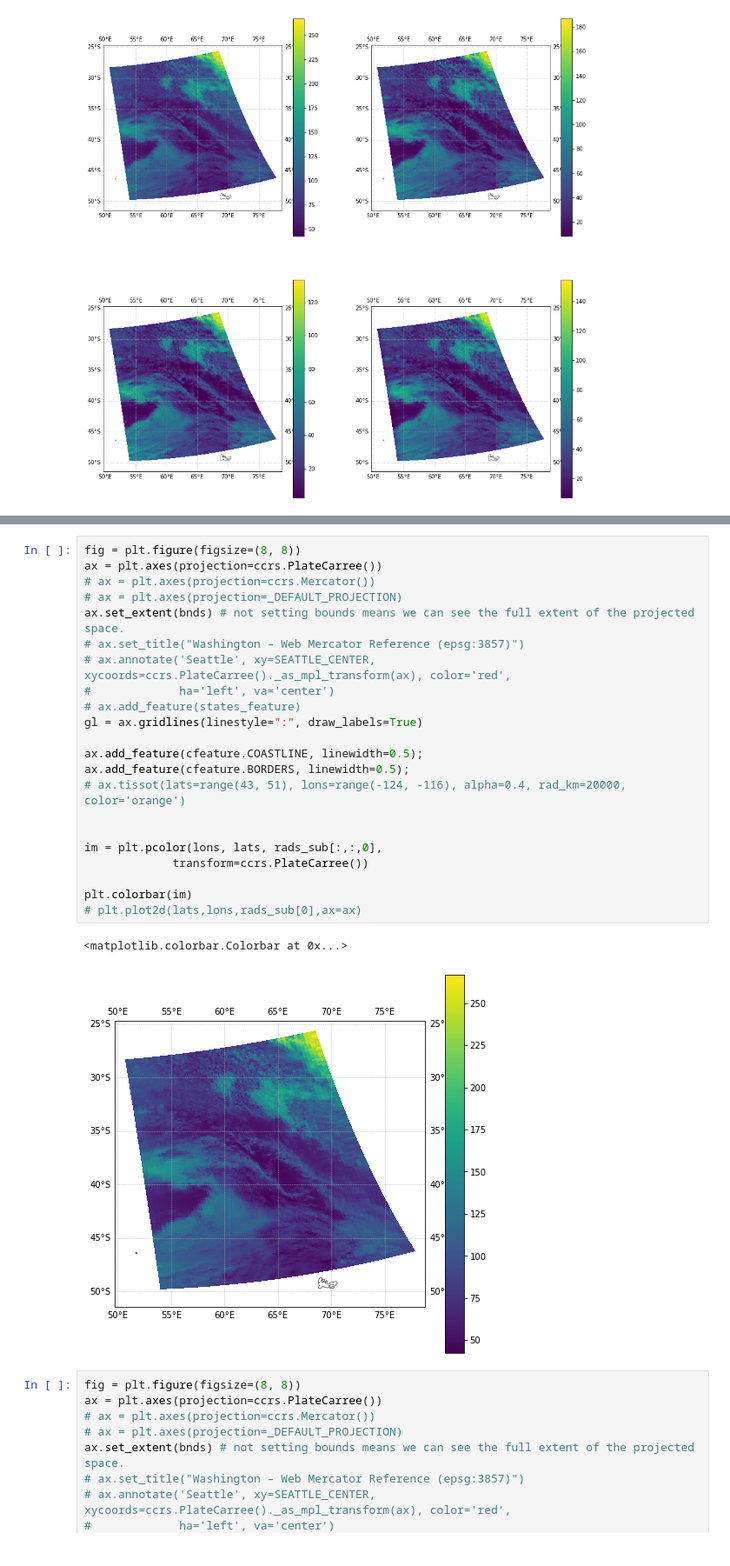
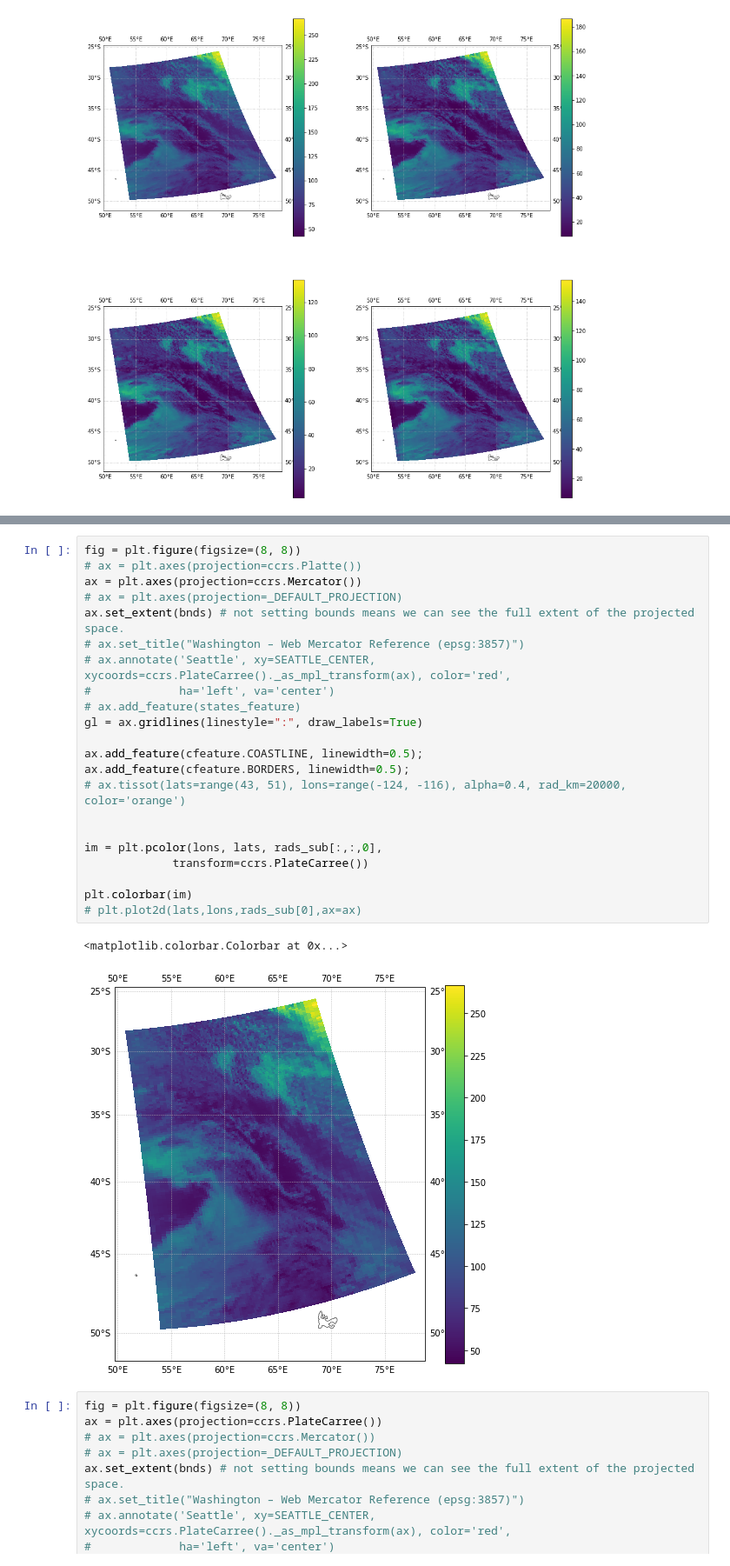
Before and after one commit to jshaw35/spectral_ice, a Jupyter notebook: hdf_airs/hdf_file_testing.ipynb, the cells around one changed output, grey strips where cells are left out. Shown at 87% size. Cells and saved outputs as stored; diff of their text form.

```diff
--- a/hdf_airs/hdf_file_testing.ipynb
+++ b/hdf_airs/hdf_file_testing.ipynb
@@ -237,28 +493,28 @@ for i,ax in enumerate(axes.flat):
 # %%
 fig = plt.figure(figsize=(8, 8))
-ax = plt.axes(projection=ccrs.PlateCarree())
-# ax = plt.axes(projection=ccrs.Mercator())
+# ax = plt.axes(projection=ccrs.Platte())
+ax = plt.axes(projection=ccrs.Mercator())
 # ax = plt.axes(projection=_DEFAULT_PROJECTION)
 ax.set_extent(bnds) # not setting bounds means we can see the full extent of the projected space.
 # ax.set_title("Washington – Web Mercator Reference (epsg:3857)")
 # ax.annotate('Seattle', xy=SEATTLE_CENTER, xycoords=ccrs.PlateCarree()._as_mpl_transform(ax), color='red',
 #             ha='left', va='center')
 # ax.add_feature(states_feature)
 gl = ax.gridlines(linestyle=":", draw_labels=True)
 
 ax.add_feature(cfeature.COASTLINE, linewidth=0.5);
 ax.add_feature(cfeature.BORDERS, linewidth=0.5);
 # ax.tissot(lats=range(43, 51), lons=range(-124, -116), alpha=0.4, rad_km=20000, color='orange')
 
 
 im = plt.pcolor(lons, lats, rads_sub[:,:,0],
              transform=ccrs.PlateCarree())
 
 plt.colorbar(im)
 # plt.plot2d(lats,lons,rads_sub[0],ax=ax)
 # %% [output]
 <matplotlib.colorbar.Colorbar at 0x...>
-[figure, old version]
+[figure, new version]
 # %%
 fig = plt.figure(figsize=(8, 8))
 ax = plt.axes(projection=ccrs.PlateCarree())
```
Also changed, not shown: parts of 47 cells of this notebook.
